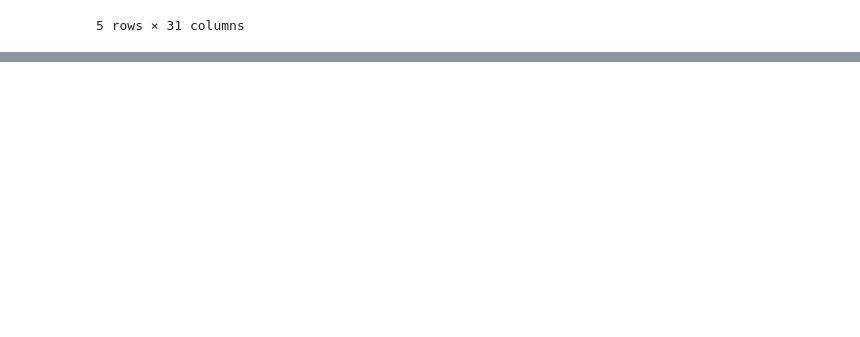
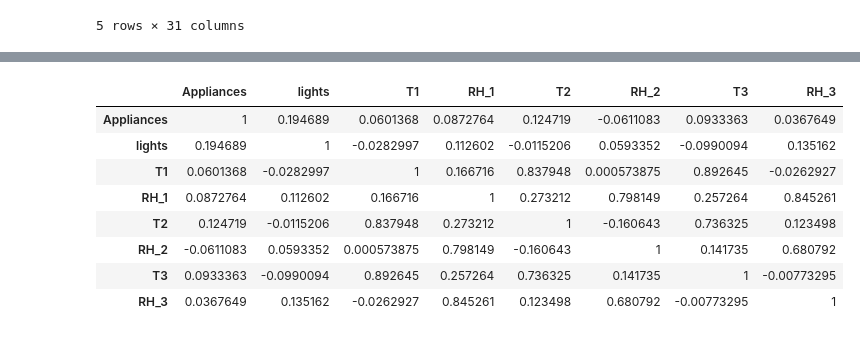
Before and after one commit to shubhamrana2374/Portfolio, a Jupyter notebook: Portfolio 2.ipynb, the cells around one changed output, grey strips where cells are left out. Drawn from its saved outputs; the diff is of its cells as text; code cells hidden in the pictures; blank space fills up the shorter version.

```diff
--- a/Portfolio 2.ipynb
+++ b/Portfolio 2.ipynb
@@ -92,0 +100,3 @@ plt.show()
+# %%
+train_data_corr =train_data [["Appliances", "lights","T1","RH_1","T2","RH_2","T3","RH_3"]]
+sns.pairplot(train_data_corr,diag_kind = 'kde',plot_kws = {'alpha': 0.6, 's': 80, 'edgecolor': 'k'})
@@ -92,0 +106,24 @@ plt.show()
+# %%
+train_data_corr1=train_data_corr.corr()
+def color_negative_red(value):
+    """
+    Takes a scalar and returns a string with
+    the css property `'color: red'` for negative
+    strings, black otherwise.
+    """
+    color = 'red' if value < 0 else 'black'
+    return 'color: %s' % color
+
+train_data_corr1.style.applymap(color_negative_red)
+
+# negative values are highlighted
+# %% [output]
+|  | Appliances | lights | T1 | RH_1 | T2 | RH_2 | T3 | RH_3 |
+| Appliances | 1 | 0.194689 | 0.0601368 | 0.0872764 | 0.124719 | -0.0611083 | 0.0933363 | 0.0367649 |
+| lights | 0.194689 | 1 | -0.0282997 | 0.112602 | -0.0115206 | 0.0593352 | -0.0990094 | 0.135162 |
+| T1 | 0.0601368 | -0.0282997 | 1 | 0.166716 | 0.837948 | 0.000573875 | 0.892645 | -0.0262927 |
+| RH_1 | 0.0872764 | 0.112602 | 0.166716 | 1 | 0.273212 | 0.798149 | 0.257264 | 0.845261 |
+| T2 | 0.124719 | -0.0115206 | 0.837948 | 0.273212 | 1 | -0.160643 | 0.736325 | 0.123498 |
+| RH_2 | -0.0611083 | 0.0593352 | 0.000573875 | 0.798149 | -0.160643 | 1 | 0.141735 | 0.680792 |
+| T3 | 0.0933363 | -0.0990094 | 0.892645 | 0.257264 | 0.736325 | 0.141735 | 1 | -0.00773295 |
+| RH_3 | 0.0367649 | 0.135162 | -0.0262927 | 0.845261 | 0.123498 | 0.680792 | -0.00773295 | 1 |
```
Also changed, not shown: parts of 8 cells of this notebook.
